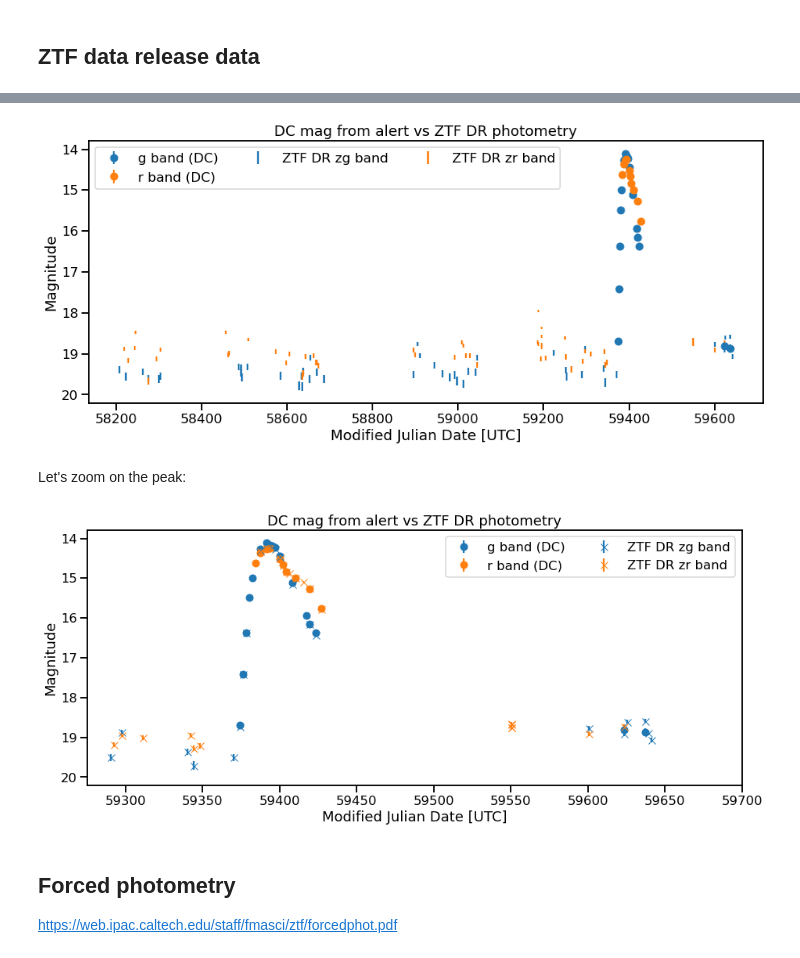
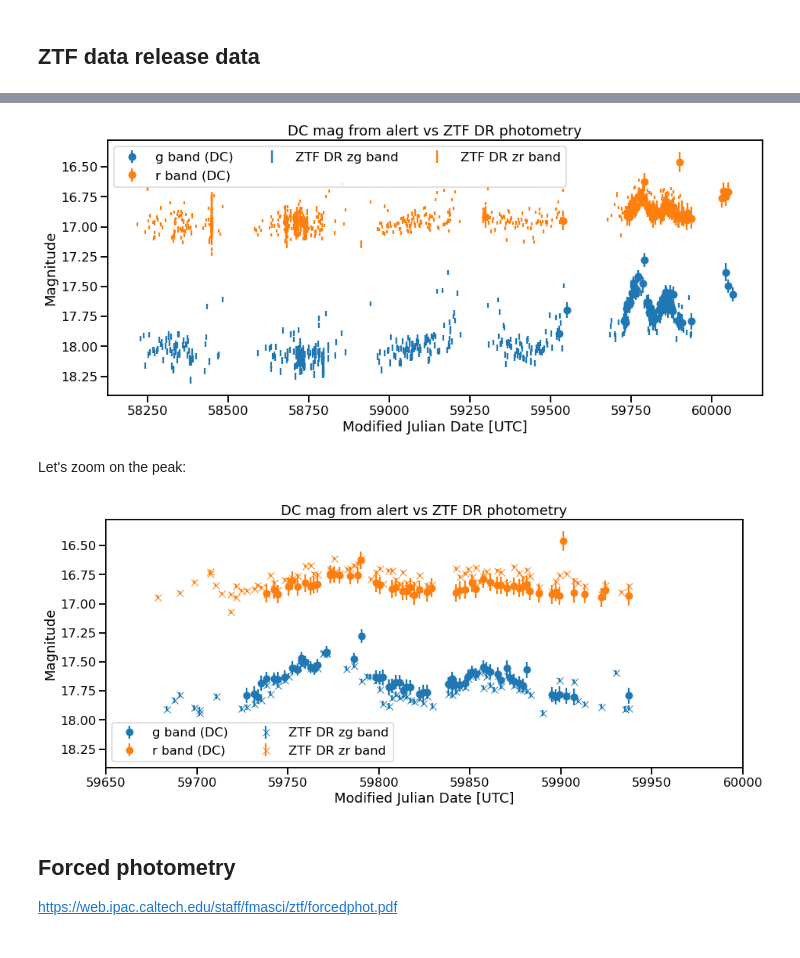
Before and after one commit to astrolabsoftware/fink-tutorials, a Jupyter notebook: photometry/photometry_tutorial.ipynb, the cells around one changed output, grey strips where cells are left out. Cells and saved outputs as stored; diff of their text form; code cells hidden in the pictures.

```diff
--- a/photometry/photometry_tutorial.ipynb
+++ b/photometry/photometry_tutorial.ipynb
@@ -17,10 +19,12 @@ sns.set_context('talk')
 
 Let's start with the ZTF alerts processed by Fink. By default, each alert packet includes the difference image PSF-fit magnitude:
 # %%
+oid = 'ZTF21aaqqwsa'
+
 r = requests.post(
   'https://fink-portal.org/api/v1/objects',
   json={
-    'objectId': 'ZTF21abfaohe',
+    'objectId': oid,
     'withupperlim': 'True',
   }
 )
@@ -198,7 +234,7 @@ plt.title('DC mag from alert vs ZTF DR photometry')
 plt.xlabel('Modified Julian Date [UTC]')
 plt.ylabel('Magnitude');
 # %% [output]
-[figure, old version]
+[figure, new version]
 # %% [markdown]
 Let's zoom on the peak:
 # %%
@@ -209,35 +245,35 @@ filtdic = {1: 'g', 2: 'r'}
 
 for filt in np.unique(pdf_magpsf_valid['i:fid']):
     maskFilt = pdf_magpsf_valid['i:fid'] == filt
 
     plt.errorbar(
         pdf_magpsf_valid[maskFilt]['i:jd'].apply(lambda x: x - 2400000.5),
         pdf_magpsf_valid[maskFilt]['i:mag_dc'],
         pdf_magpsf_valid[maskFilt]['i:err_dc'],
         ls = '', marker='o',
         color=colordic[filt],
         label='{} band (DC)'.format(filtdic[filt]),
     )
 
 f = pdf_ZTF['catflags'] == 0
 colordic = {'zg': 'C0', 'zr': 'C1', 'zi': 'C2'}
 for filt in np.unique(pdf_ZTF[f]['filtercode']):
     maskFilt = pdf_ZTF[f]['filtercode'] == filt
     plt.errorbar(
         pdf_ZTF[f][maskFilt]['mjd'],
         pdf_ZTF[f][maskFilt]['mag'],
         pdf_ZTF[f][maskFilt]['magerr'],
         ls='', color=colordic[filt], marker='x',
         label='ZTF DR {} band'.format(filt))
 
 plt.gca().invert_yaxis()
 plt.legend(ncol=2)
 plt.title('DC mag from alert vs ZTF DR photometry')
 plt.xlabel('Modified Julian Date [UTC]')
 plt.ylabel('Magnitude')
-plt.xlim(59275, 59700);
+plt.xlim(59650, 60000);
 # %% [output]
-[figure, old version]
+[figure, new version]
 # %% [markdown]
 ## Forced photometry
 
```
Also changed, not shown: parts of 11 cells of this notebook, 12 other files.
